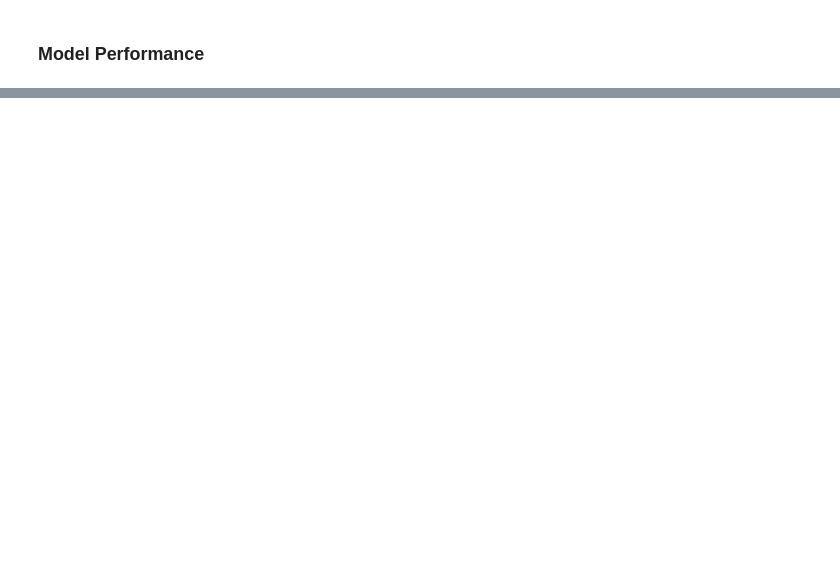
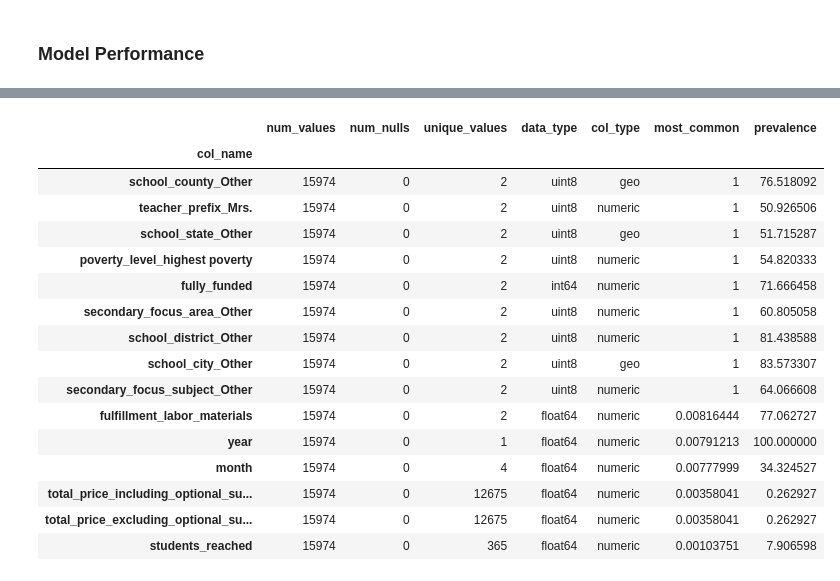
Before and after one commit to anmolchaturvedi/predicting_excitement, a Jupyter notebook: donors_choose.ipynb, the cells around one changed output, grey strips where cells are left out. Saved outputs shown, nothing was run; the diff lists cells and outputs as text; code cells hidden in the pictures; blank space fills up the shorter version.

```diff
--- a/donors_choose.ipynb
+++ b/donors_choose.ipynb
@@ -804,0 +751,21 @@ The only model with an AUC ROC exceeding baseline predictions was a logisitic re
+# %%
+set1_summary, _ = ml.summarize_df(fg_sets[1][1])
+set1_summary.sort_values(by='most_common', ascending = False).head(15)
+# %% [output]
+|  | num_values | num_nulls | unique_values | data_type | col_type | most_common | prevalence |
+| col_name |  |  |  |  |  |  |  |
+| school_county_Other | 15974 | 0 | 2 | uint8 | geo | 1 | 76.518092 |
+| teacher_prefix_Mrs. | 15974 | 0 | 2 | uint8 | numeric | 1 | 50.926506 |
+| school_state_Other | 15974 | 0 | 2 | uint8 | geo | 1 | 51.715287 |
+| poverty_level_highest poverty | 15974 | 0 | 2 | uint8 | numeric | 1 | 54.820333 |
+| fully_funded | 15974 | 0 | 2 | int64 | numeric | 1 | 71.666458 |
+| secondary_focus_area_Other | 15974 | 0 | 2 | uint8 | numeric | 1 | 60.805058 |
+| school_district_Other | 15974 | 0 | 2 | uint8 | numeric | 1 | 81.438588 |
+| school_city_Other | 15974 | 0 | 2 | uint8 | geo | 1 | 83.573307 |
+| secondary_focus_subject_Other | 15974 | 0 | 2 | uint8 | numeric | 1 | 64.066608 |
+| fulfillment_labor_materials | 15974 | 0 | 2 | float64 | numeric | 0.00816444 | 77.062727 |
+| year | 15974 | 0 | 1 | float64 | numeric | 0.00791213 | 100.000000 |
+| month | 15974 | 0 | 4 | float64 | numeric | 0.00777999 | 34.324527 |
+| total_price_including_optional_su... | 15974 | 0 | 12675 | float64 | numeric | 0.00358041 | 0.262927 |
+| total_price_excluding_optional_su... | 15974 | 0 | 12675 | float64 | numeric | 0.00358041 | 0.262927 |
+| students_reached | 15974 | 0 | 365 | float64 | numeric | 0.00103751 | 7.906598 |
```
Also changed, not shown: parts of 24 cells of this notebook, 1 other file.
